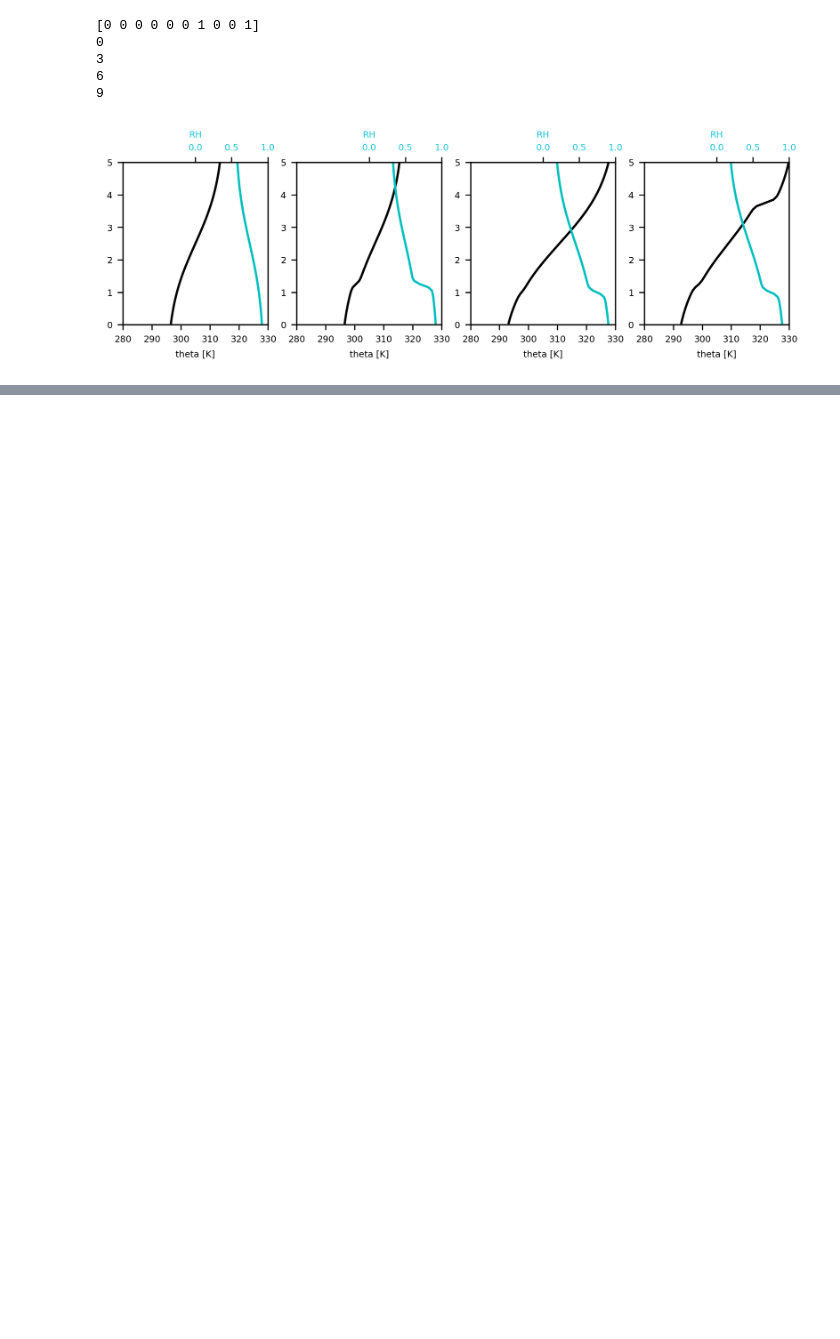
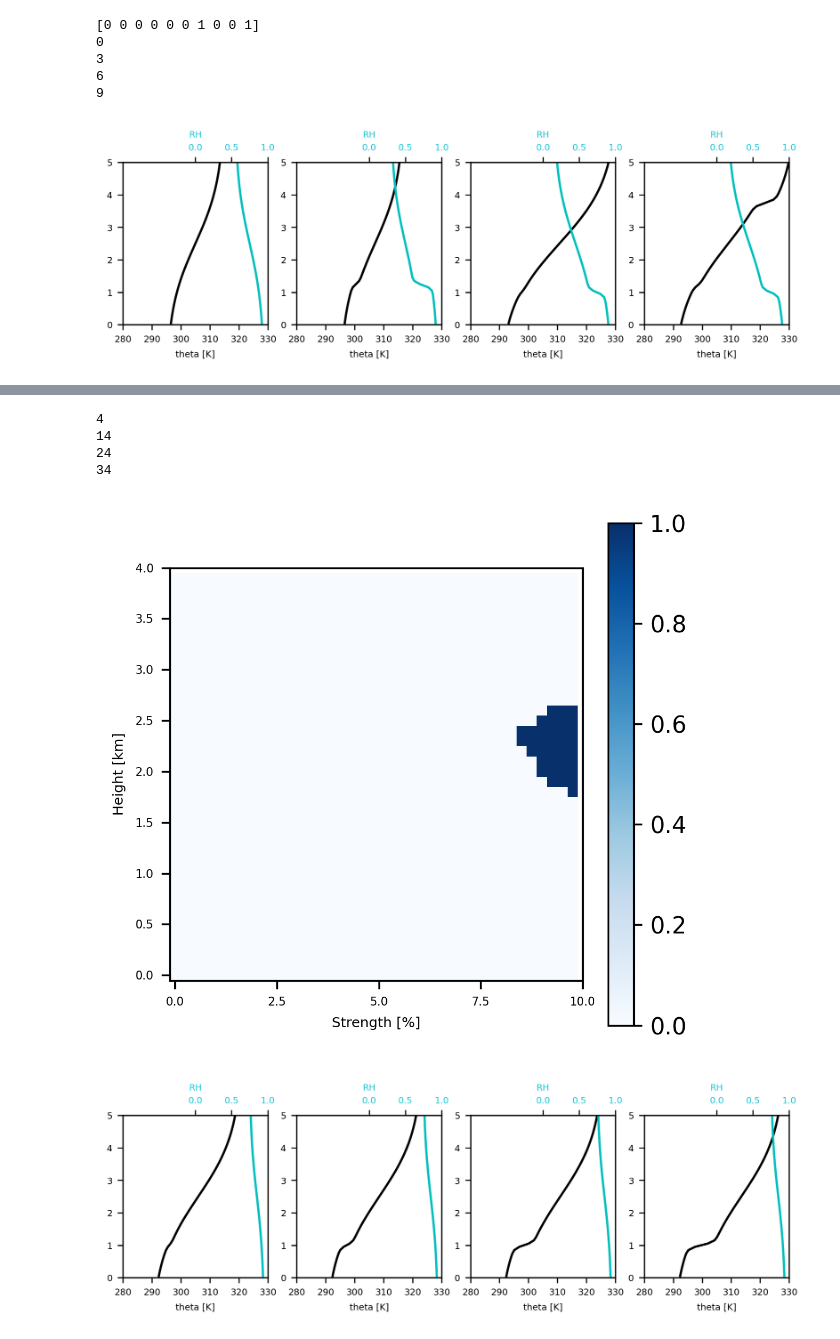
Before and after one commit to HuangJin-De/Machine-Learning-in-Atmospheric-Thermodynamics, a Jupyter notebook: final/final.ipynb, the cells around one changed output, grey strips where cells are left out. Drawn from its saved outputs; the diff is of its cells as text; code cells hidden in the pictures; blank space fills up the shorter version.

```diff
--- a/final/final.ipynb
+++ b/final/final.ipynb
@@ -401,2 +471,43 @@ fig.colorbar(im)
+# %%
+fig,ax=plt.subplots(nrows=1,ncols=1,figsize=(4,4),dpi=300)
+im=ax.imshow(x_ideal1[2,:,:],cmap='Blues',vmin=0,vmax=1)
+ax.set_xticks(np.arange(0,40.1,10))
+ax.set_yticks(np.arange(0,40.1,5))
+ax.set_xticklabels(np.arange(0,40.1,10)*0.25)
+ax.set_yticklabels(np.arange(0,40.1,5)*0.1)
+ax.invert_yaxis()
+ax.set_xlabel('Strength [%]',fontsize=6)
+ax.set_ylabel('Height [km]',fontsize=6)
+ax.tick_params(labelsize=5)
+fig.colorbar(im)
+
+fig,ax=plt.subplots(nrows=1,ncols=4,figsize=(8,2),dpi=300)
+ax=ax.flatten()
+
+z=0.1*np.arange(nz)+0.05
+a=0
+for n in range(4,x_ideal1.shape[1],10):
+  print(n)
+  ax[a].plot(x1_ori[2,9,n,0,:],z,'k-')
+  ax[a].set_ylim([0,5])
+  ax[a].set_xlim([280,330])
+  ax[a].set_xticks(np.arange(280,331,10))
+  ax[a].set_xlabel('theta [K]',fontsize=6)
+  ax[a].tick_params(labelsize=6)
+  color='tab:cyan'
+  ax2=ax[a].twiny()
+  ax2.plot(x1_ori[2,9,n,1,:],z,'c-')
+  ax2.set_xlim([-1,1])
+  ax2.set_xticks(np.arange(0,1.1,0.5))
+  ax2.tick_params(axis='x',labelcolor=color,labelsize=6)
+  ax2.set_xlabel('RH',fontsize=6,color=color)
+  a=a+1
+# %% [output]
+4
+14
+24
+34
+[figure, added]
+[figure, added]
 # %%
 fig,ax=plt.subplots(nrows=1,ncols=1,figsize=(2,2),dpi=300)
```
Also changed, not shown: parts of 10 cells of this notebook.
